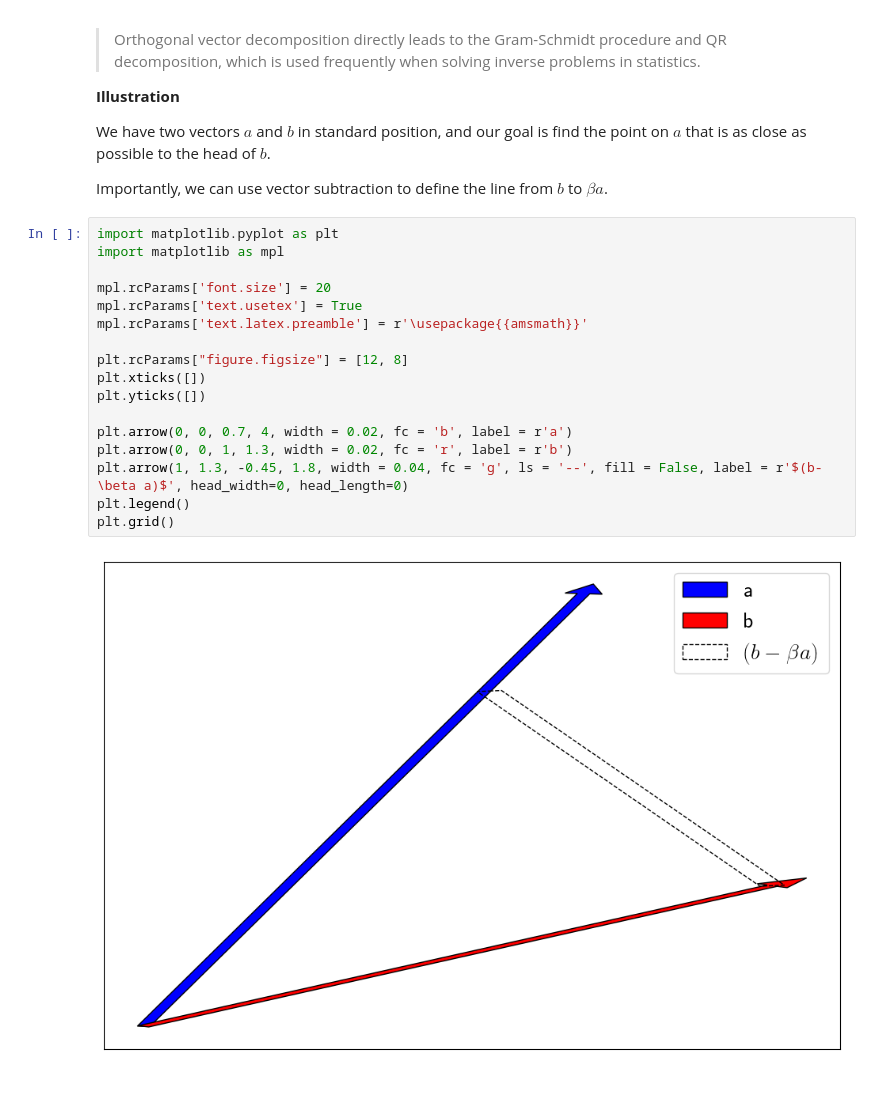
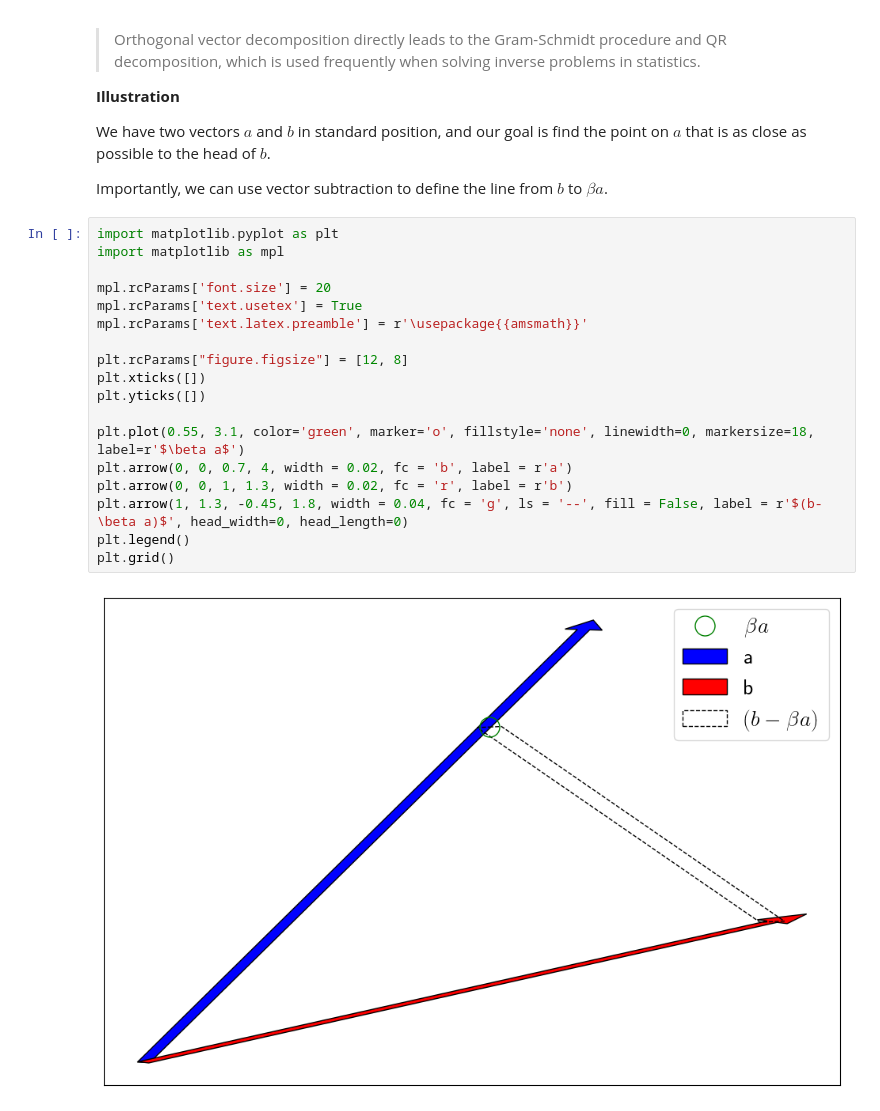
Before and after one commit to mlvhub/quant-learning, a Jupyter notebook: practical-linear-algebra-for-data-science/02-vectors-part-1/02-vectors-part-1.ipynb, the cells around one changed output. Cells and saved outputs as stored; diff of their text form.

```diff
--- a/practical-linear-algebra-for-data-science/02-vectors-part-1/02-vectors-part-1.ipynb
+++ b/practical-linear-algebra-for-data-science/02-vectors-part-1/02-vectors-part-1.ipynb
@@ -468,20 +468,21 @@ Importantly, we can use vector subtraction to define the line from $b$ to $\beta
 # %%
 import matplotlib.pyplot as plt
 import matplotlib as mpl
 
 mpl.rcParams['font.size'] = 20
 mpl.rcParams['text.usetex'] = True
 mpl.rcParams['text.latex.preamble'] = r'\usepackage{{amsmath}}'
 
 plt.rcParams["figure.figsize"] = [12, 8]
 plt.xticks([])
 plt.yticks([])
 
+plt.plot(0.55, 3.1, color='green', marker='o', fillstyle='none', linewidth=0, markersize=18, label=r'$\beta a$')
 plt.arrow(0, 0, 0.7, 4, width = 0.02, fc = 'b', label = r'a')
 plt.arrow(0, 0, 1, 1.3, width = 0.02, fc = 'r', label = r'b')
 plt.arrow(1, 1.3, -0.45, 1.8, width = 0.04, fc = 'g', ls = '--', fill = False, label = r'$(b-\beta a)$', head_width=0, head_length=0)
 plt.legend()
 plt.grid()
 # %% [output]
-[figure, old version]
+[figure, new version]
 # %% [markdown]
```
Also changed, not shown: parts of 6 cells of this notebook, 1 other file.
